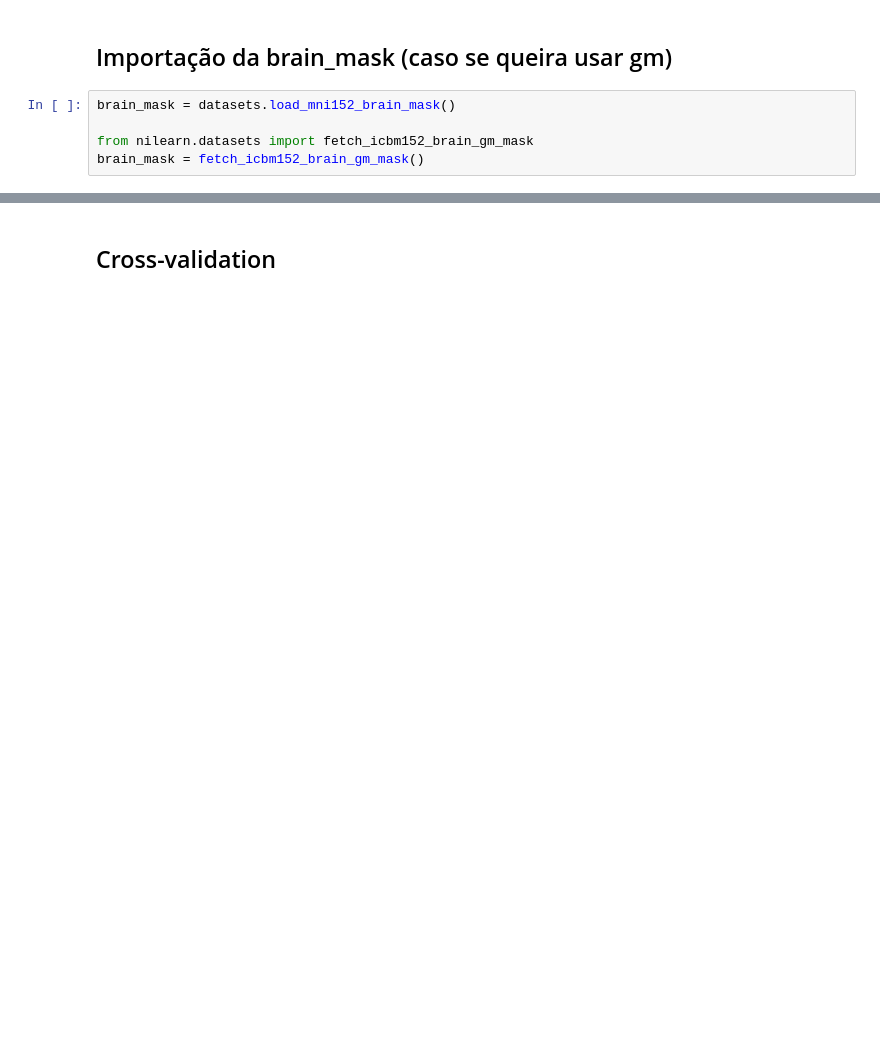
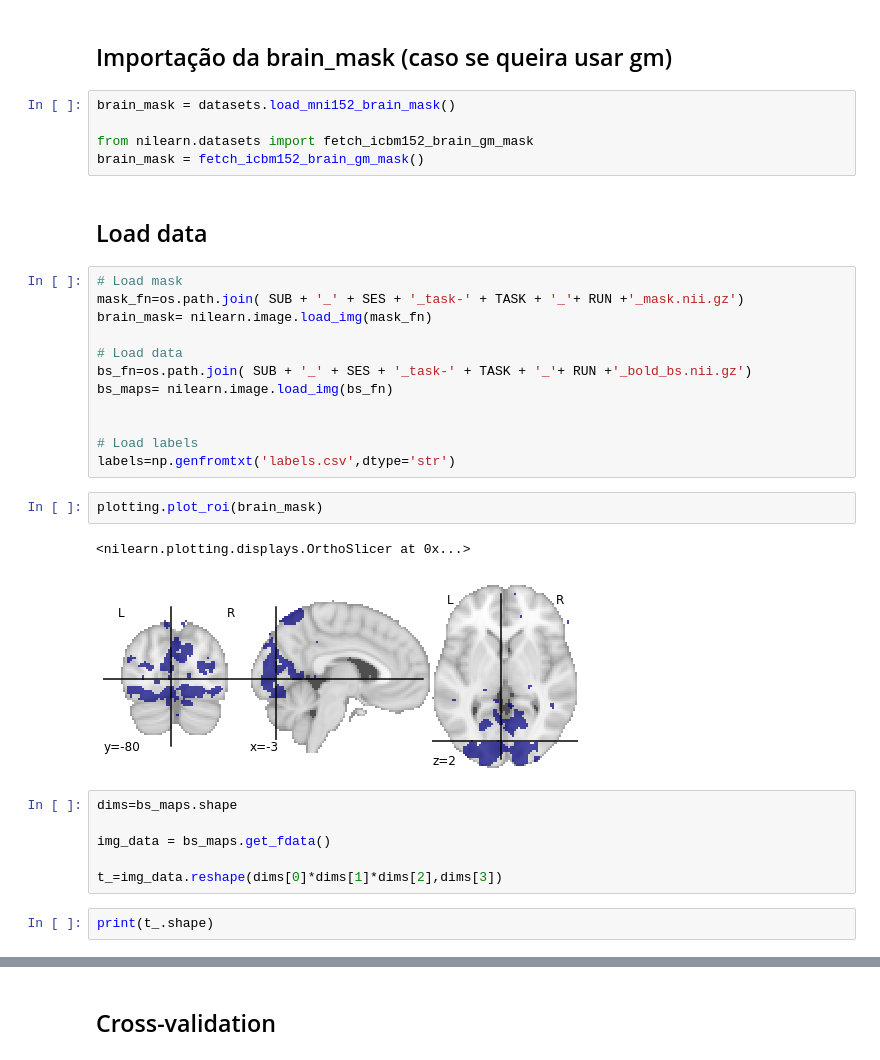
Before and after one commit to brunodireito/MVPA-speech_project, a Jupyter notebook: joanaa-b/Joana_beta-series_attempt-Copy1.ipynb, the cells around one changed output, grey strips where cells are left out. Cells and saved outputs as stored; diff of their text form; blank space fills up the shorter version.

Commit message:
labels and testing code

```diff
--- a/joanaa-b/Joana_beta-series_attempt-Copy1.ipynb
+++ b/joanaa-b/Joana_beta-series_attempt-Copy1.ipynb
@@ -235,3 +218,30 @@ brain_mask = datasets.load_mni152_brain_mask()
 
 from nilearn.datasets import fetch_icbm152_brain_gm_mask
 brain_mask = fetch_icbm152_brain_gm_mask()
+# %% [markdown]
+## Load data
+# %%
+# Load mask
+mask_fn=os.path.join( SUB + '_' + SES + '_task-' + TASK + '_'+ RUN +'_mask.nii.gz')
+brain_mask= nilearn.image.load_img(mask_fn)
+
+# Load data
+bs_fn=os.path.join( SUB + '_' + SES + '_task-' + TASK + '_'+ RUN +'_bold_bs.nii.gz')
+bs_maps= nilearn.image.load_img(bs_fn)
+
+
+# Load labels
+labels=np.genfromtxt('labels.csv',dtype='str')
+# %%
+plotting.plot_roi(brain_mask)
+# %% [output]
+<nilearn.plotting.displays.OrthoSlicer at 0x...>
+[figure, added]
+# %%
+dims=bs_maps.shape
+
+img_data = bs_maps.get_fdata()
+
+t_=img_data.reshape(dims[0]*dims[1]*dims[2],dims[3])
+# %%
+print(t_.shape)
```
Also changed, not shown: parts of 26 cells of this notebook, 1 other file.
